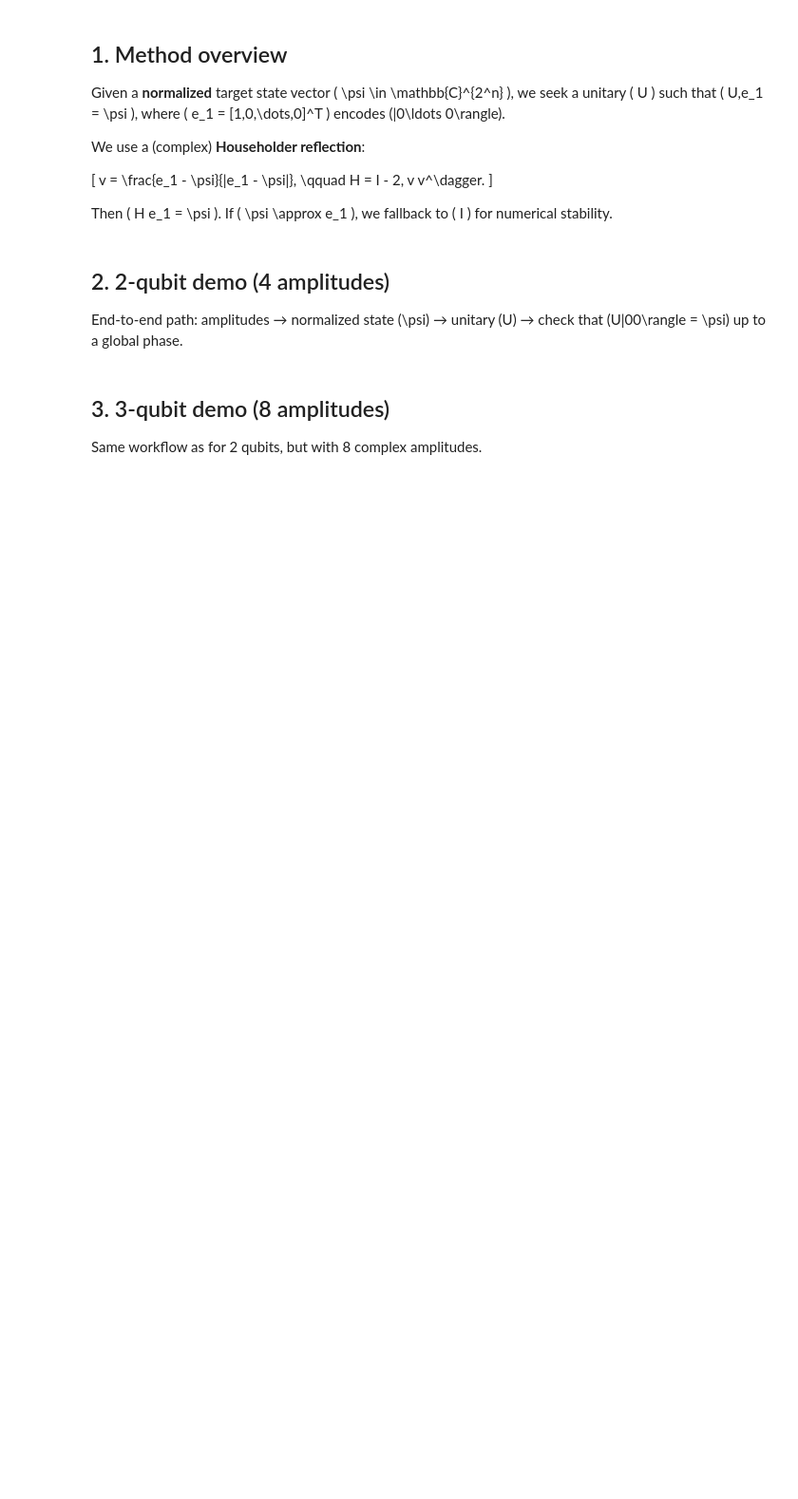
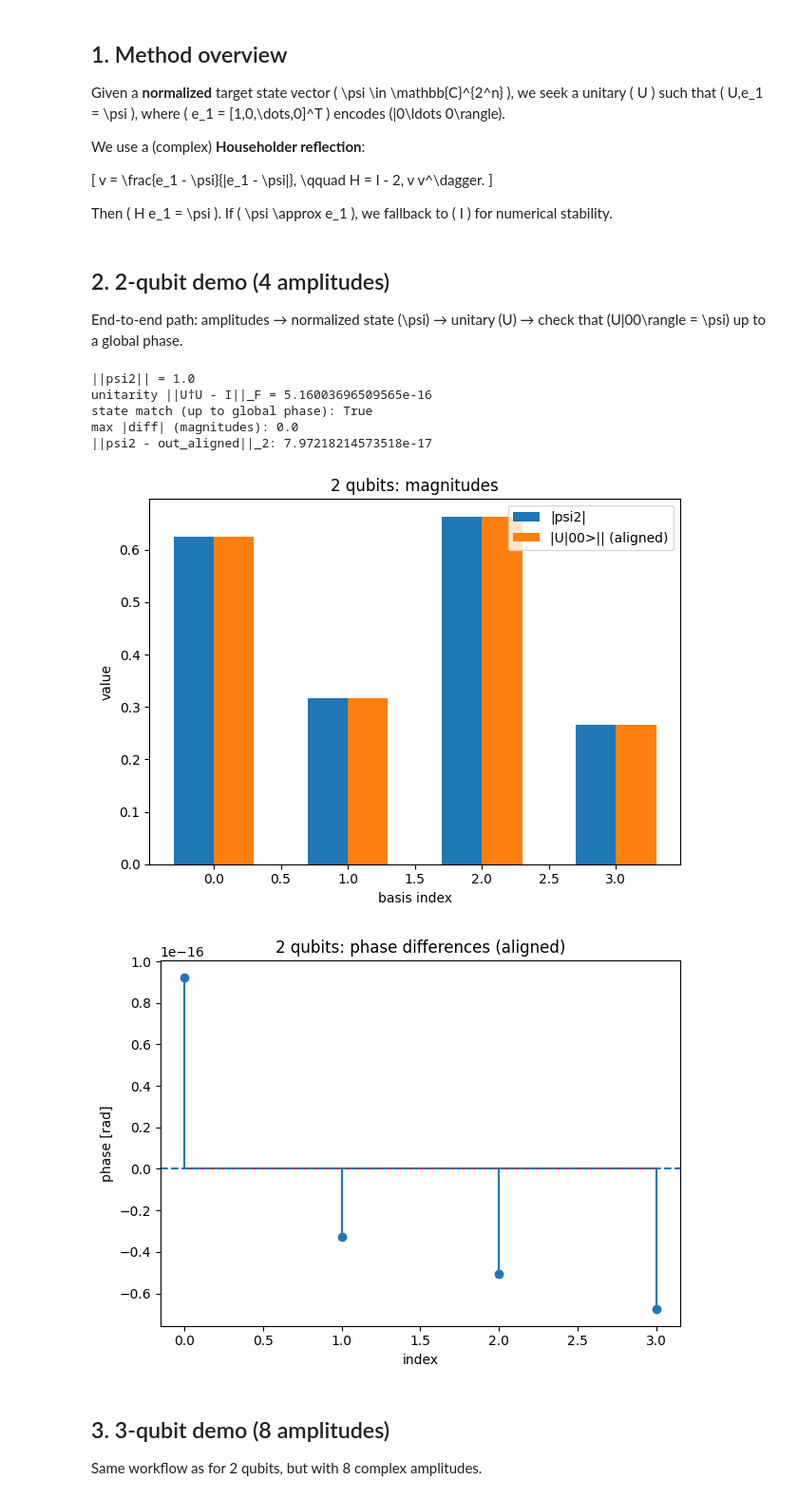
Before and after one commit to kajakuchna/qosf-complex-amplitudes, a Jupyter notebook: examples/state_prep_demo.ipynb, the cells around one changed output. Shown at 95% size. Cells and saved outputs as stored; diff of their text form; code cells hidden in the pictures; blank space fills up the shorter version.

Commit message:
docs: fill 2q demo with prints and basic visuals

```diff
--- a/examples/state_prep_demo.ipynb
+++ b/examples/state_prep_demo.ipynb
@@ -42,6 +42,46 @@ Then \( H e_1 = \psi \). If \( \psi \approx e_1 \), we fallback to \( I \) for n
 ## 2. 2-qubit demo (4 amplitudes)
 
 End-to-end path: amplitudes → normalized state \(\psi\) → unitary \(U\) → check that \(U|00\rangle = \psi\) up to a global phase.
+# %%
+rng = np.random.default_rng(123)
+a2 = rng.normal(size=4) + 1j * rng.normal(size=4)
+psi2, U2 = prepare_state_unitary(a2)
+out2 = apply_unitary_to_zero(U2)
+print("||psi2|| =", la.norm(psi2))
+print("unitarity ||U†U - I||_F =", la.norm(U2.conj().T @ U2 - np.eye(4)))
+
+out_aligned, phase2 = global_phase_align(psi2, out2)
+print("state match (up to global phase):", np.allclose(psi2, out_aligned, atol=1e-10))
+print("max |diff| (magnitudes):", np.max(np.abs(np.abs(psi2) - np.abs(out_aligned))))
+print("||psi2 - out_aligned||_2:", la.norm(psi2 - out_aligned))
+
+# Magnitudes
+mag_target = np.abs(psi2)
+mag_obtained = np.abs(out_aligned)
+
+plt.figure()
+plt.bar(np.arange(4)-0.15, mag_target, width=0.3, label='|psi2|')
+plt.bar(np.arange(4)+0.15, mag_obtained, width=0.3, label='|U|00>|| (aligned)')
+plt.legend(); plt.title('2 qubits: magnitudes'); plt.xlabel('basis index'); plt.ylabel('value')
+plt.tight_layout(); plt.show()
+
+# Phase differences wrapped to [-pi, pi]
+phase_diff = np.angle(psi2 * np.conj(out_aligned))
+
+plt.figure()
+markerline, stemlines, baseline = plt.stem(phase_diff)
+plt.title('2 qubits: phase differences (aligned)')
+plt.xlabel('index'); plt.ylabel('phase [rad]')
+plt.axhline(0, linestyle='--')
+plt.tight_layout(); plt.show()
+# %% [output]
+||psi2|| = 1.0
+unitarity ||U†U - I||_F = 5.16003696509565e-16
+state match (up to global phase): True
+max |diff| (magnitudes): 0.0
+||psi2 - out_aligned||_2: 7.97218214573518e-17
+[figure, added]
+[figure, added]
 # %% [markdown]
 ## 3. 3-qubit demo (8 amplitudes)
 
```
